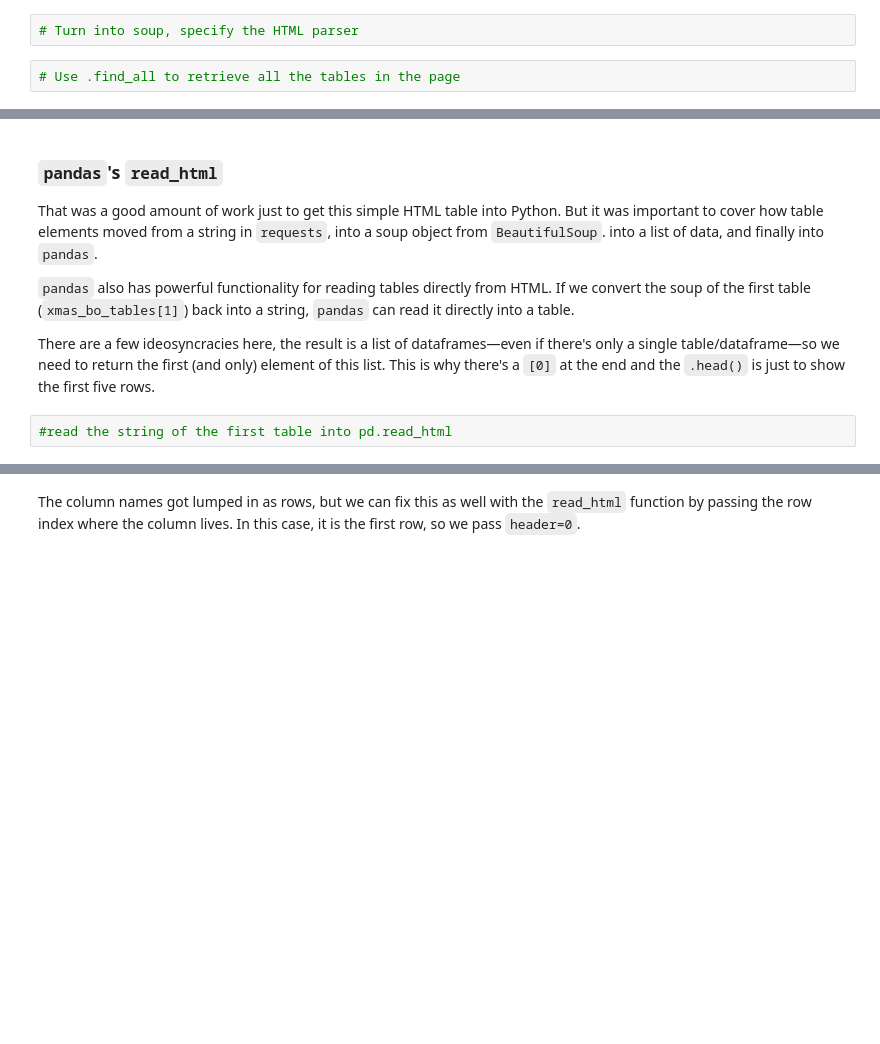
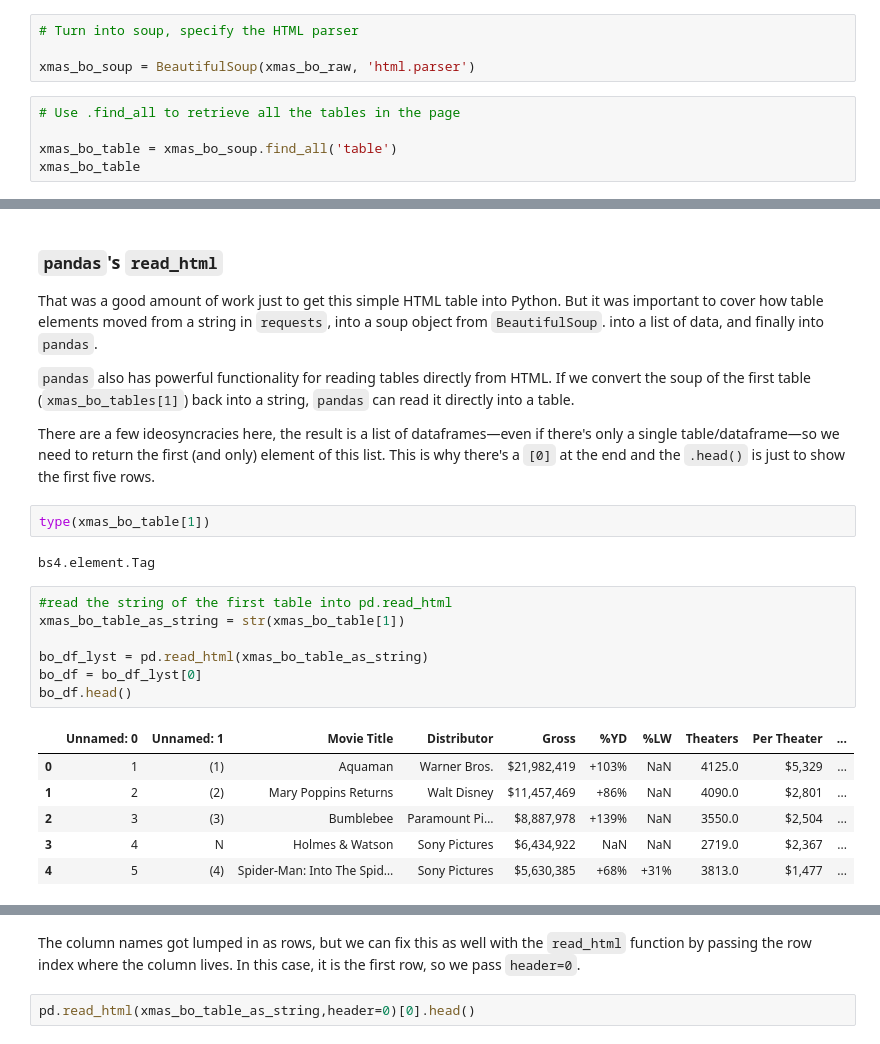
Before and after one commit to hlauriejones/INFO2201_summerNotes, a Jupyter notebook: w5d3_dataWrangling.ipynb, the cells around one changed output, grey strips where cells are left out. Saved outputs shown, nothing was run; the diff lists cells and outputs as text; blank space fills up the shorter version.

```diff
--- a/w5d3_dataWrangling.ipynb
+++ b/w5d3_dataWrangling.ipynb
@@ -106,5 +173,10 @@ user_agent = {'user-agent':'info-2201/0.0 Web Data Science, laurie.jones@colorad
 xmas_bo_raw = requests.get( 'https://www.the-numbers.com/box-office-chart/daily/2018/12/25', headers = user_agent).text
 # %%
 # Turn into soup, specify the HTML parser
+
+xmas_bo_soup = BeautifulSoup(xmas_bo_raw, 'html.parser')
 # %%
 # Use .find_all to retrieve all the tables in the page
+
+xmas_bo_table = xmas_bo_soup.find_all('table')
+xmas_bo_table
@@ -119,11 +229,29 @@ That was a good amount of work just to get this simple HTML table into Python. B
 `pandas` also has powerful functionality for reading tables directly from HTML. If we convert the soup of the first table (`xmas_bo_tables[1]`) back into a string, `pandas` can read it directly into a table.
 
 There are a few ideosyncracies here, the result is a list of dataframes—even if there's only a single table/dataframe—so we need to return the first (and only) element of this list. This is why there's a `[0]` at the end and the `.head()` is just to show the first five rows.
+# %%
+type(xmas_bo_table[1])
+# %% [output]
+bs4.element.Tag
 # %%
 #read the string of the first table into pd.read_html
+xmas_bo_table_as_string = str(xmas_bo_table[1])
+
+bo_df_lyst = pd.read_html(xmas_bo_table_as_string)
+bo_df = bo_df_lyst[0]
+bo_df.head()
+# %% [output]
+|  | Unnamed: 0 | Unnamed: 1 | Movie Title | Distributor | Gross | %YD | %LW | Theaters | Per Theater | ... |
+| 0 | 1 | (1) | Aquaman | Warner Bros. | $21,982,419 | +103% | NaN | 4125.0 | $5,329 | ... |
+| 1 | 2 | (2) | Mary Poppins Returns | Walt Disney | $11,457,469 | +86% | NaN | 4090.0 | $2,801 | ... |
+| 2 | 3 | (3) | Bumblebee | Paramount Pi… | $8,887,978 | +139% | NaN | 3550.0 | $2,504 | ... |
+| 3 | 4 | N | Holmes & Watson | Sony Pictures | $6,434,922 | NaN | NaN | 2719.0 | $2,367 | ... |
+| 4 | 5 | (4) | Spider-Man: Into The Spid… | Sony Pictures | $5,630,385 | +68% | +31% | 3813.0 | $1,477 | ... |
 # %% [markdown]
 <!--  -->
 # %% [markdown]
 The column names got lumped in as rows, but we can fix this as well with the `read_html` function by passing the row index where the column lives. In this case, it is the first row, so we pass `header=0`.
+# %%
+pd.read_html(xmas_bo_table_as_string,header=0)[0].head()
 # %%
 #just ge the head of the df
```
Also changed, not shown: parts of 12 cells of this notebook, 4 other files.
